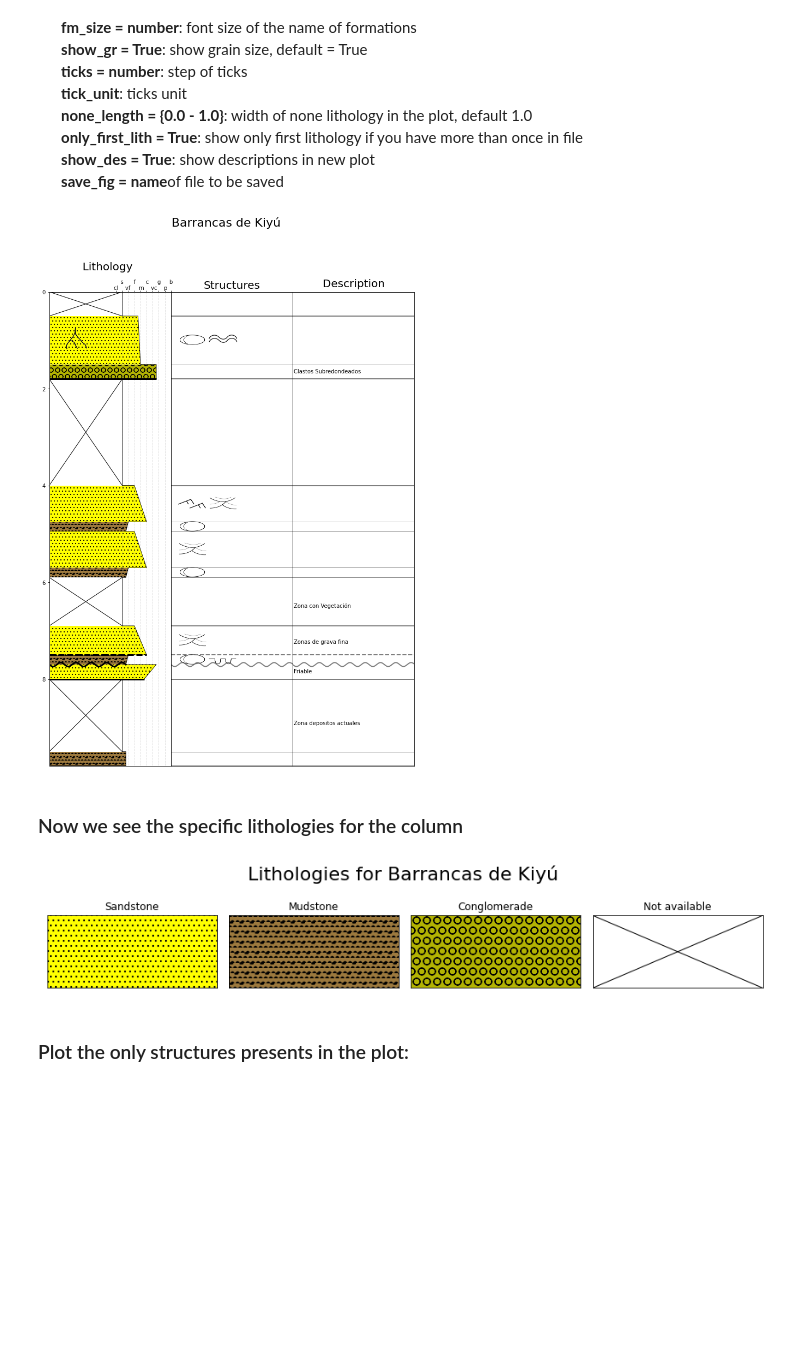
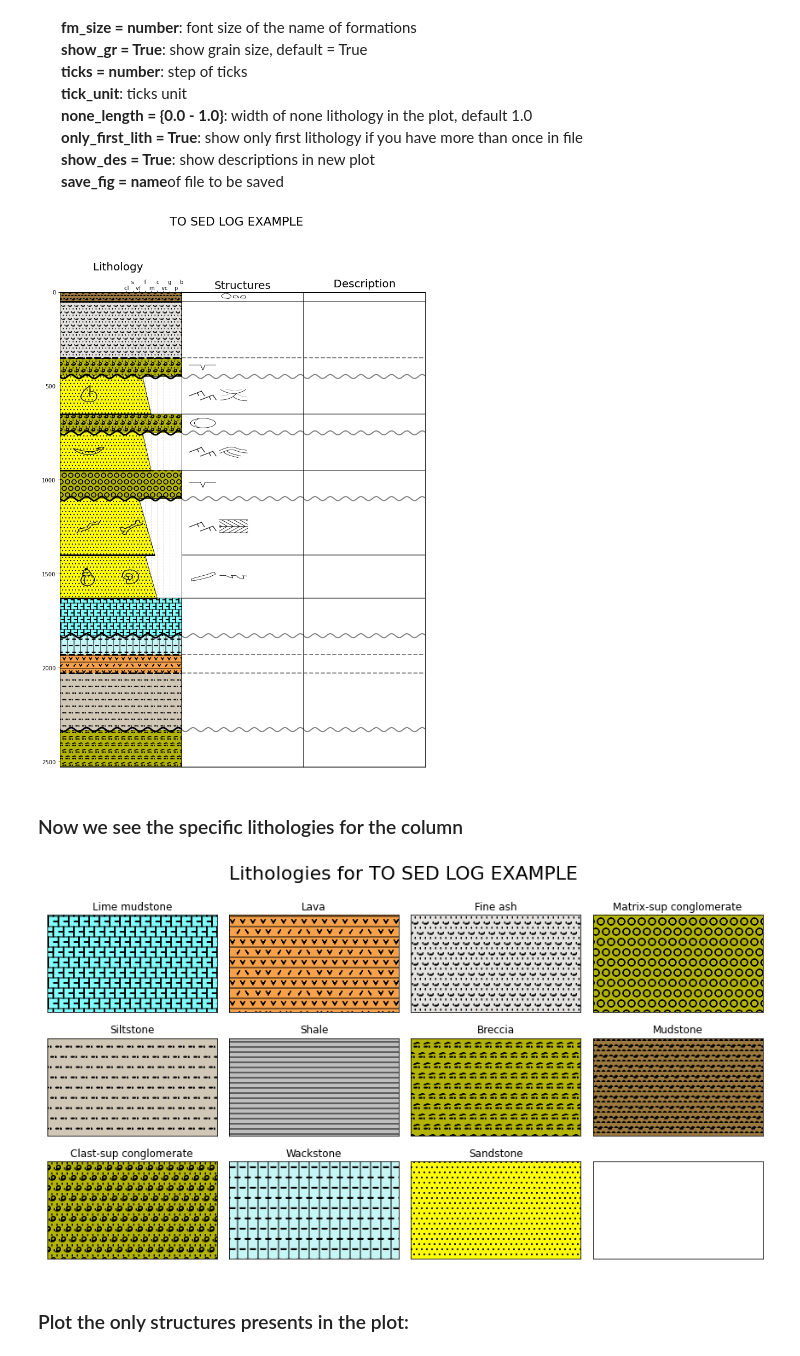
Before and after one commit to rubensdmp/StratiLib, a Jupyter notebook: tutorials/03_Write_SedLog_Data.ipynb, the cells around one changed output. Saved outputs shown, nothing was run; the diff lists cells and outputs as text; code cells hidden in the pictures; blank space fills up the shorter version.

```diff
--- a/tutorials/03_Write_SedLog_Data.ipynb
+++ b/tutorials/03_Write_SedLog_Data.ipynb
@@ -29,6 +29,6 @@ except ImportError:
 read_sedlog() read the csv file exported by SedLog 3.1 and create a Pandas Dataframe with the specific stratiLib information. <br>
 # %%
 #example read file and see the dataframe generated
-df = sl.read_sedlog('data/Perfil_Kiyu.csv')
+df = sl.read_litho('data/To_SedLog.xlsx')
 df.head()
 # %% [output]
@@ -73,7 +73,7 @@ plot_litho() plot stratigraphic column you can give it some parameters:
 sl.plot_litho(df,
               show_gr=True,
               none_length=0.6,
-              suptit = 'Barrancas de Kiyú',
+              suptit = 'TO SED LOG EXAMPLE',
               show_structs=True,
               show_fossils=True,
               struct_out =True,
@@ -84,13 +84,13 @@ sl.plot_litho(df,
               show_fm = False
               )
 # %% [output]
-[figure, old version]
+[figure, new version]
 # %% [markdown]
 ### Now we see the specific lithologies for the column
 # %%
-sl.show_litho(df = df, tit ='Lithologies for Barrancas de Kiyú', cols = 4)
+sl.show_litho(df = df, tit ='Lithologies for TO SED LOG EXAMPLE', cols = 4)
 # %% [output]
-[figure, old version]
+[figure, new version]
 # %% [markdown]
 ### Plot the only structures presents in the plot:
 # %%
```
Also changed, not shown: parts of 6 cells of this notebook, 5 other files.
